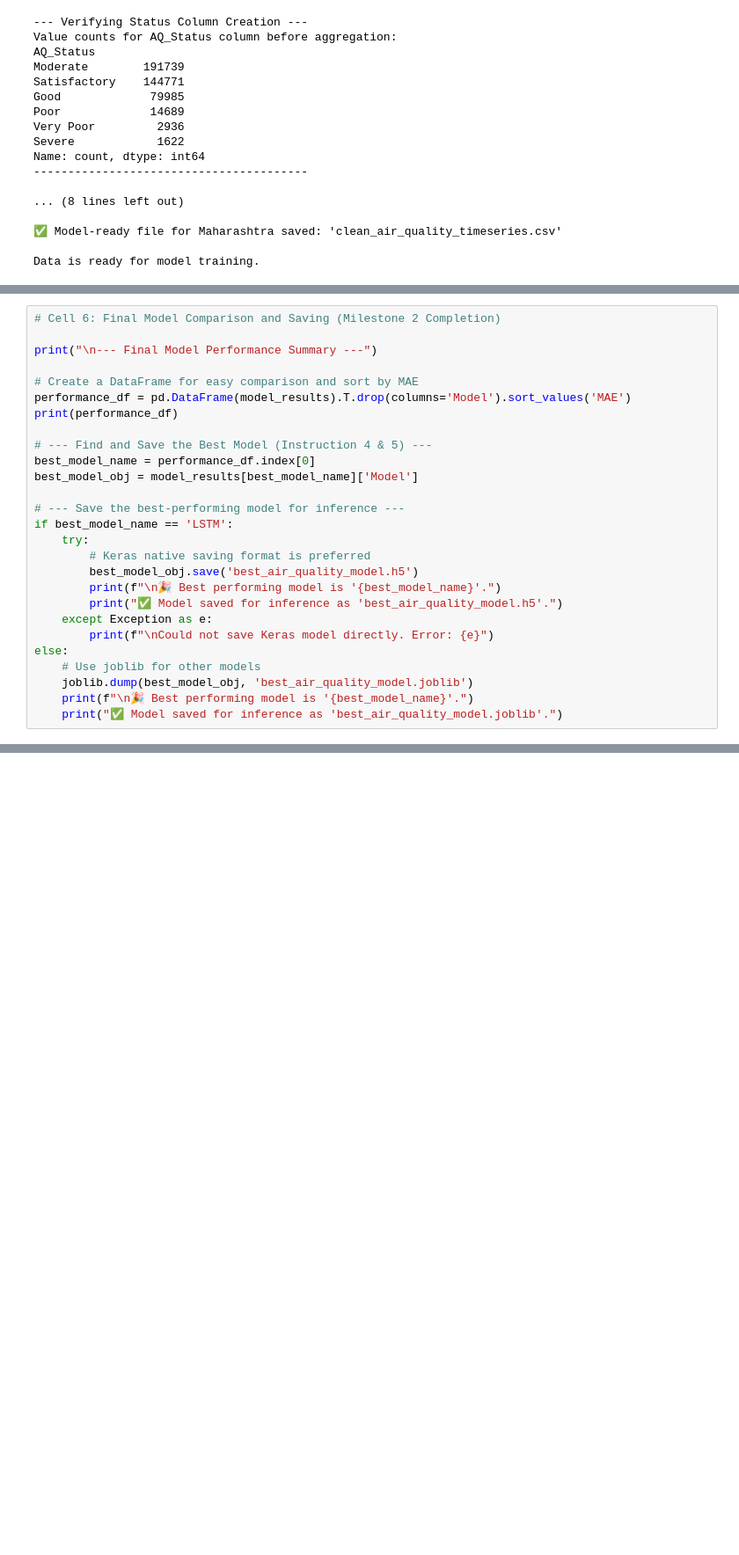
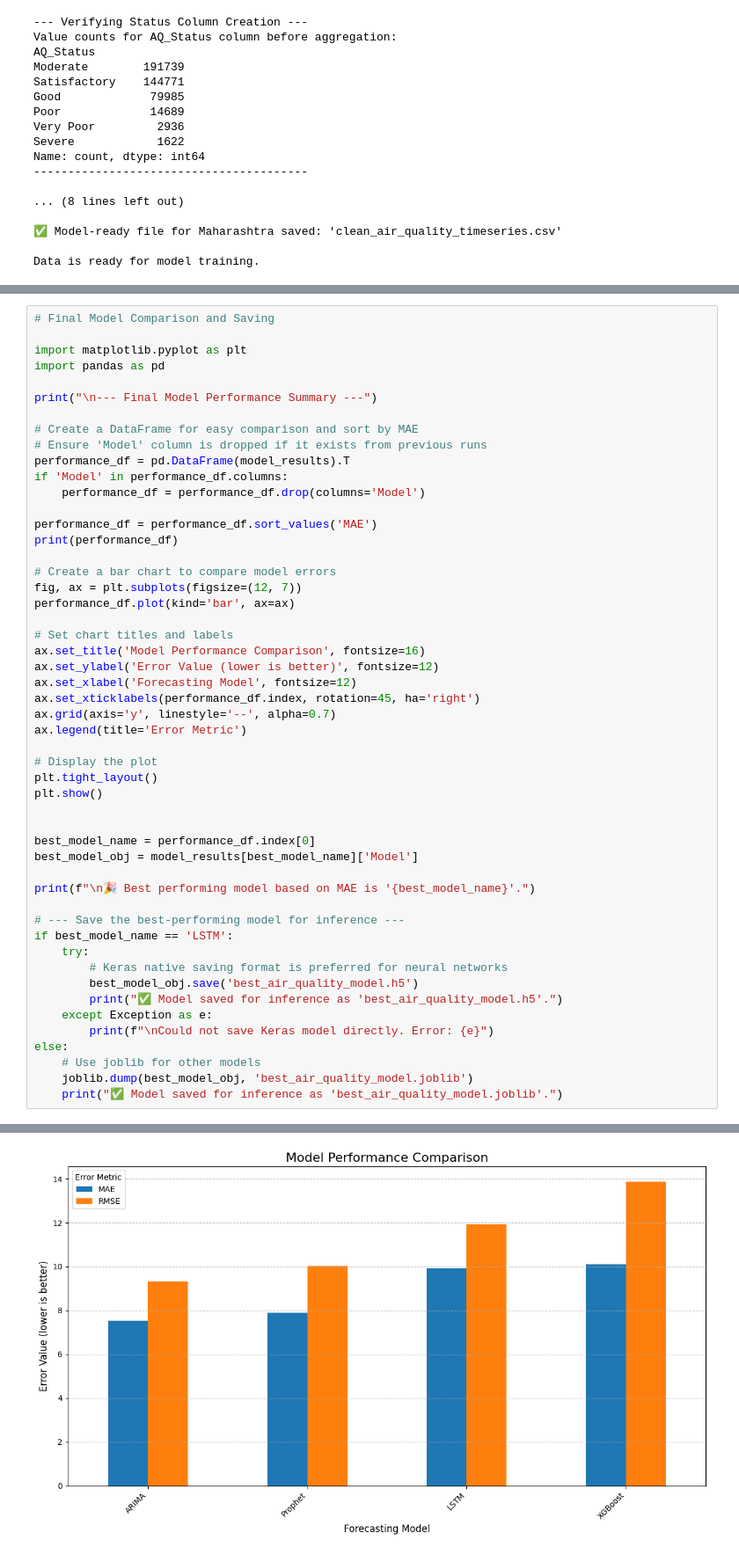
Before and after one commit to ShivenPoojary01/Infosys_AirQuality_Oct-Nov_2025_Shiven, a Jupyter notebook: Milesstone2/Milestone2.ipynb, the cells around one changed output, grey strips where cells are left out. Shown at 88% size. Drawn from its saved outputs; the diff is of its cells as text; blank space fills up the shorter version.

Commit message:
Added data visualization while comparing and saving model

```diff
--- a/Milesstone2/Milestone2.ipynb
+++ b/Milesstone2/Milestone2.ipynb
@@ -265,29 +265,53 @@ Epoch 20/20
 # %%
-# Cell 6: Final Model Comparison and Saving (Milestone 2 Completion)
+# Final Model Comparison and Saving
+
+import matplotlib.pyplot as plt
+import pandas as pd
 
 print("\n--- Final Model Performance Summary ---")
 
 # Create a DataFrame for easy comparison and sort by MAE
-performance_df = pd.DataFrame(model_results).T.drop(columns='Model').sort_values('MAE')
+# Ensure 'Model' column is dropped if it exists from previous runs
+performance_df = pd.DataFrame(model_results).T
+if 'Model' in performance_df.columns:
+    performance_df = performance_df.drop(columns='Model')
+
+performance_df = performance_df.sort_values('MAE')
 print(performance_df)
 
-# --- Find and Save the Best Model (Instruction 4 & 5) ---
+# Create a bar chart to compare model errors
+fig, ax = plt.subplots(figsize=(12, 7))
+performance_df.plot(kind='bar', ax=ax)
+
+# Set chart titles and labels
+ax.set_title('Model Performance Comparison', fontsize=16)
+ax.set_ylabel('Error Value (lower is better)', fontsize=12)
+ax.set_xlabel('Forecasting Model', fontsize=12)
+ax.set_xticklabels(performance_df.index, rotation=45, ha='right')
+ax.grid(axis='y', linestyle='--', alpha=0.7)
+ax.legend(title='Error Metric')
+
+# Display the plot
+plt.tight_layout()
+plt.show()
+
+
 best_model_name = performance_df.index[0]
 best_model_obj = model_results[best_model_name]['Model']
+
+print(f"\n🎉 Best performing model based on MAE is '{best_model_name}'.")
 
 # --- Save the best-performing model for inference ---
 if best_model_name == 'LSTM':
     try:
-        # Keras native saving format is preferred
+        # Keras native saving format is preferred for neural networks
         best_model_obj.save('best_air_quality_model.h5')
-        print(f"\n🎉 Best performing model is '{best_model_name}'.")
         print("✅ Model saved for inference as 'best_air_quality_model.h5'.")
     except Exception as e:
         print(f"\nCould not save Keras model directly. Error: {e}")
 else:
     # Use joblib for other models
     joblib.dump(best_model_obj, 'best_air_quality_model.joblib')
-    print(f"\n🎉 Best performing model is '{best_model_name}'.")
     print("✅ Model saved for inference as 'best_air_quality_model.joblib'.")
 # %% [output]
 --- Final Model Performance Summary ---
@@ -301,0 +323 @@ LSTM     12.69202  15.288504
+[figure, added]
```
Also changed, not shown: parts of 4 cells of this notebook, 1 other file.
